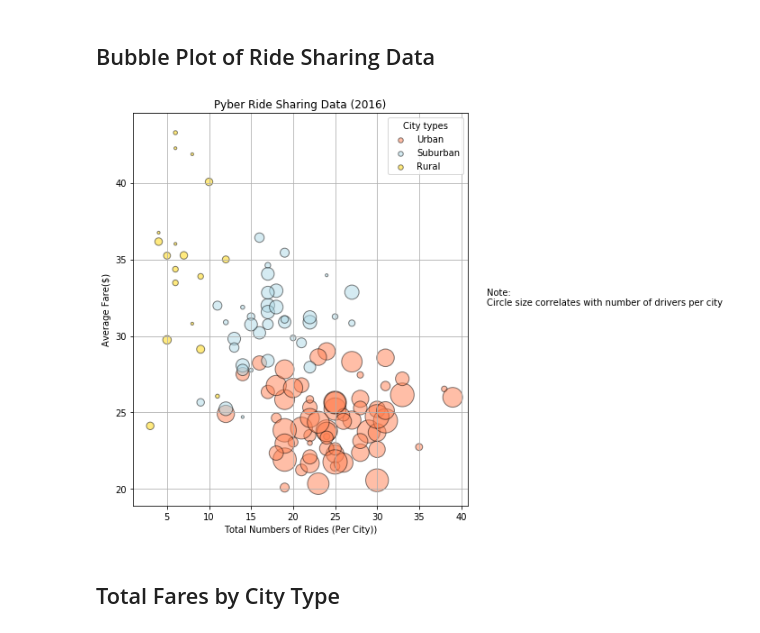
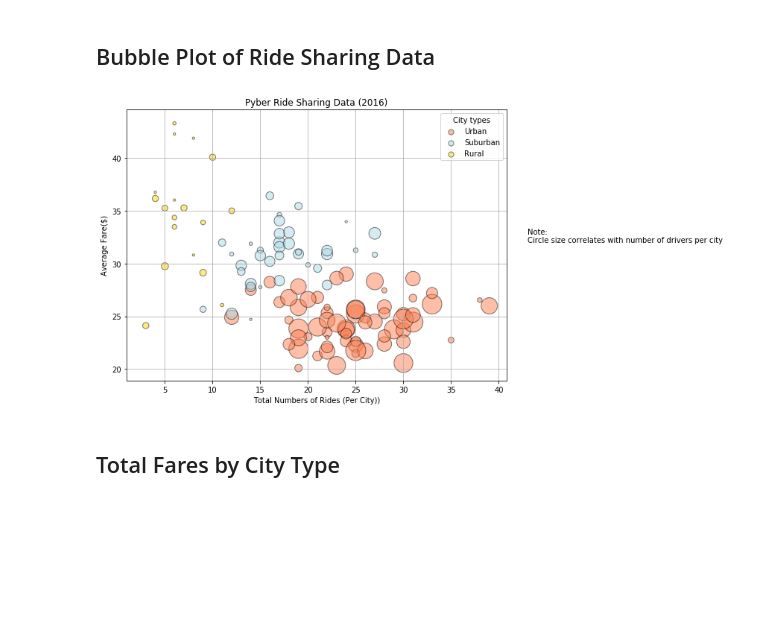
Before and after one commit to hrpitta/UofT_homework, a Jupyter notebook: 04-Matplotlib Homework/Pyber/pyber_starter.ipynb, the cells around one changed output. Drawn from its saved outputs; the diff is of its cells as text; code cells hidden in the pictures; blank space fills up the shorter version.

```diff
--- a/04-Matplotlib Homework/Pyber/pyber_starter.ipynb
+++ b/04-Matplotlib Homework/Pyber/pyber_starter.ipynb
@@ -85,43 +85,43 @@ suburban_plot_df = pd.DataFrame({'Riders By City':suburban_grp.city.count()
 # Urban
 handles = []
 ax = urban_plot_df.plot(kind='scatter', x='Riders By City', y='Average Fare', s=urban_plot_df['Drivers Count']*10
-                        , c='Coral', edgecolors='black',alpha = 0.5, label="Urban", figsize=(10,7))
+                        , c='Coral', edgecolors='black',alpha = 0.5, label="Urban", figsize=(12,6))
 
 # Suburban
 suburban_plot_df.plot(kind='scatter', x='Riders By City', y='Average Fare', s=suburban_plot_df['Drivers Count']*10
                       , c='LightBlue', edgecolors='black',alpha = 0.5, label="Suburban", ax=ax)
 
 # Rural
 rural_plot_df.plot(kind='scatter', x='Riders By City', y='Average Fare', s=rural_plot_df['Drivers Count']*10
                    , c='Gold', edgecolors='black', alpha = 0.5, label="Rural", ax=ax)
 # legend
 lgnd = plt.legend(title="City types", loc=1, scatterpoints=1, fontsize=10)
-lgnd.legendHandles[0]._sizes = [30]
-lgnd.legendHandles[1]._sizes = [30]
-lgnd.legendHandles[2]._sizes = [30]
+lgnd.legendHandles[0]._sizes = [50]
+lgnd.legendHandles[1]._sizes = [50]
+lgnd.legendHandles[2]._sizes = [50]
 
 # Incorporate the other graph properties
 
 # Chart title
 plt.title("Pyber Ride Sharing Data (2016)")
 # x label
 plt.xlabel("Total Numbers of Rides (Per City))")
 # y label
 plt.ylabel("Average Fare($)")
 
 # Incorporate a text label regarding circle size
 plt.text(43,32,"Note:\nCircle size correlates with number of drivers per city")
 plt.grid()
 plt.tight_layout()
 # Save Figure
 # Save an image of the chart and print to screen
 plt.savefig("../Images/pyber_ride_sharing.png", dpi='figure', transparent=True)
 
 # Show plot
 
 plt.show()
 # %% [output]
-[figure, old version]
+[figure, new version]
 # %% [markdown]
 ## Total Fares by City Type
 # %%
```
Also changed, not shown: 1 other file.
